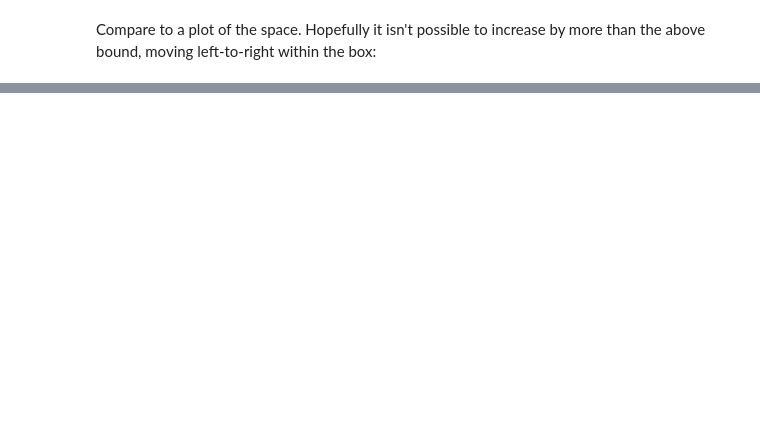
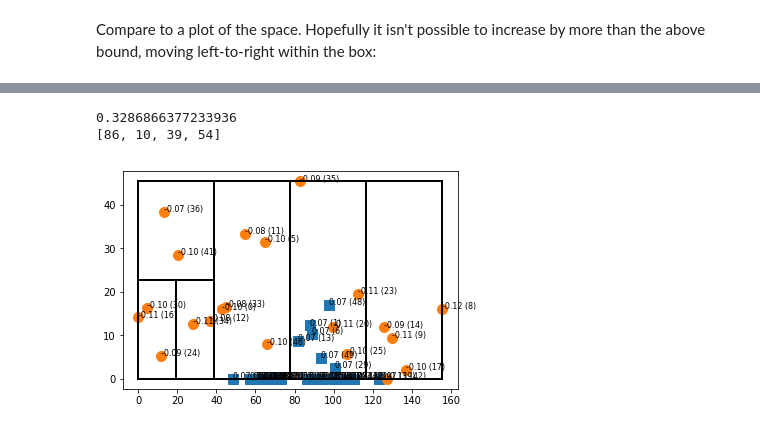
Before and after one commit to lionfish0/GPAdversarialBound, a Jupyter notebook: jupyter/New Version.ipynb, the cells around one changed output, grey strips where cells are left out. Cells and saved outputs as stored; diff of their text form; code cells hidden in the pictures; blank space fills up the shorter version.

```diff
--- a/jupyter/New Version.ipynb
+++ b/jupyter/New Version.ipynb
@@ -217,0 +257,9 @@ Checking Segments...
+# %%
+ls = 200.0
+diff_dim = 4
+dims = X.shape[1]
+cubesize = np.max(X,0)
+splitcount = 100
+gridspacing = ls/10.0 #1/10th of ls
+sigma = 3.0
+bound, hypercube_starts, hypercube_ends, maxseg, EQweights = compute_full_bound(X,Y,sigma,ls,diff_dim,dims,cubesize,splitcount=splitcount,gridspacing=gridspacing,dimthreshold=3)
@@ -217,0 +284,30 @@ Checking Segments...
+# %%
+print(bound[0])
+print(maxseg)
+# %% [output]
+0.3286866377233936
+[86, 10, 39, 54]
+# %%
+from boundmixofgaussians import zeromean_gaussian_1d, zeromean_gaussian, findbound, PCA
+dim0 = diff_dim
+dim1 = 2
+#plt.figure(figsize=[20,20])
+
+#plt.plot(X[EQweights>0,0],X[EQweights>0,1],'s',markersize=10,label='positive')
+#plt.plot(X[EQweights<0,0],X[EQweights<0,1],'o',markersize=10,label='negative')
+
+plt.plot(X[Y[:,0]>0,dim0],X[Y[:,0]>0,dim1],'s',markersize=10,label='positive')
+plt.plot(X[Y[:,0]<0,dim0],X[Y[:,0]<0,dim1],'o',markersize=10,label='negative')
+for i, (c,w) in enumerate(zip(X,EQweights)):
+    plt.text(c[dim0],c[dim1],"%0.2f (%d)"%(w,i),fontsize=8)
+#plt.legend()
+
+for idx, (hypercube_start, hypercube_end) in enumerate(zip(hypercube_starts,hypercube_ends)):
+    plt.plot([hypercube_start[dim0],hypercube_start[dim0],hypercube_end[dim0],hypercube_end[dim0],hypercube_start[dim0]],[hypercube_start[dim1],hypercube_end[dim1],hypercube_end[dim1],hypercube_start[dim1],hypercube_start[dim1]],'k-')
+#    if idx>0: plt.text((hypercube_start[0]+hypercube_end[0])/2,(hypercube_start[1]+hypercube_end[1])/2,idx,fontsize=18)
+#
+#plt.plot([0,0,5,5,0],[0,5,5,0,0],'k-')
+#plt.xlim([-.2,6])
+#plt.ylim([-.2,6])
+# %% [output]
+[figure, added]
```
Also changed, not shown: parts of 24 cells of this notebook, 1 other file.
